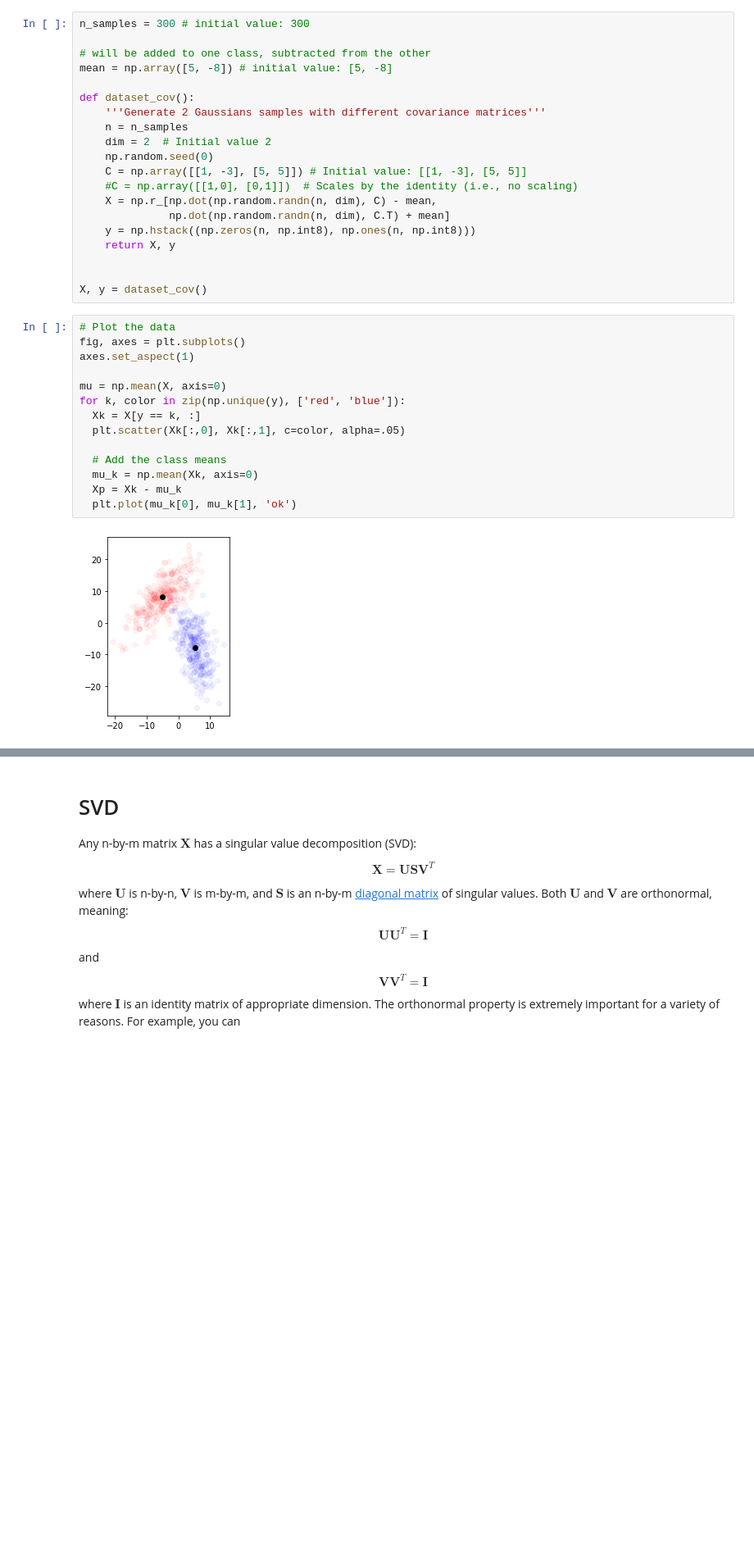
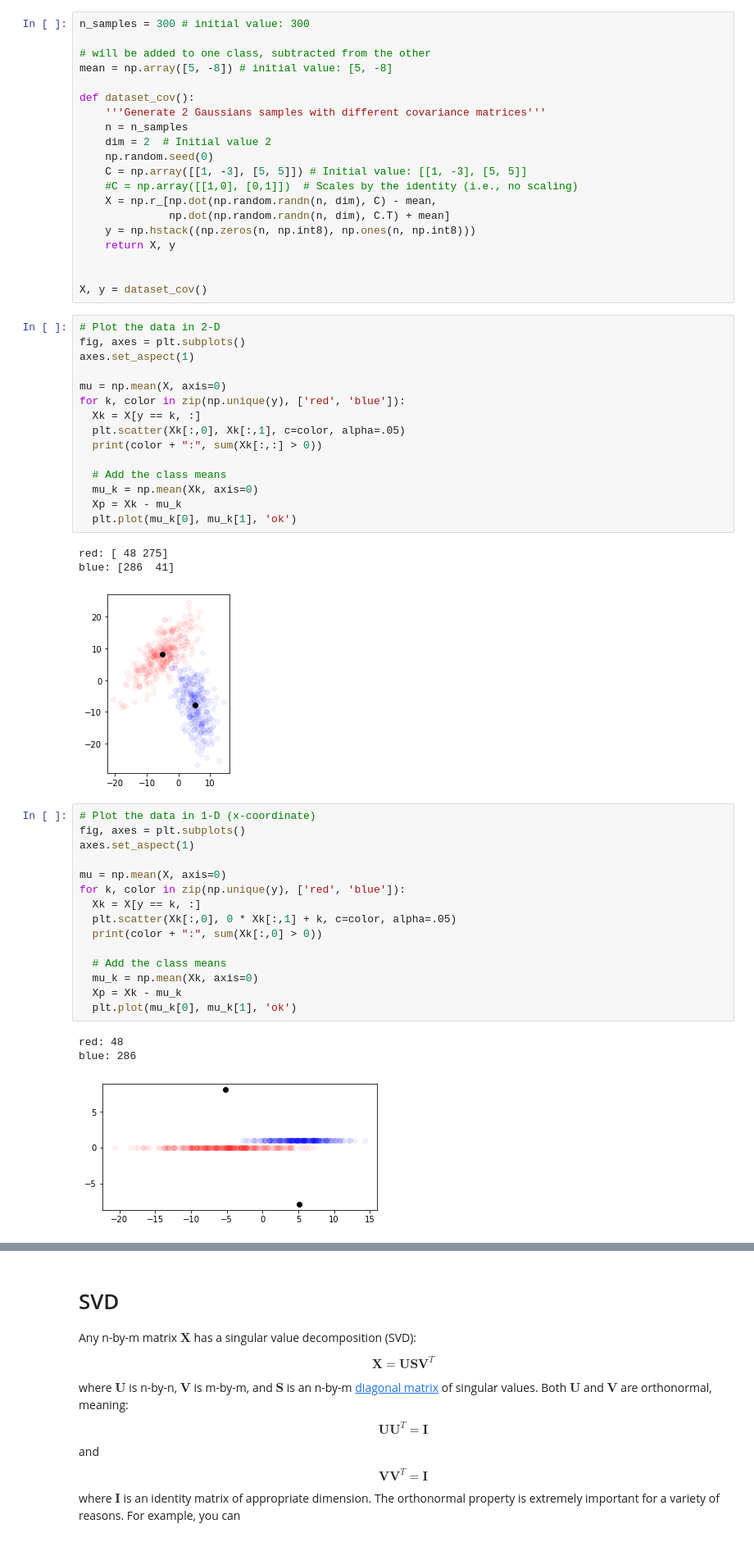
Before and after one commit to chinchuharris/fall2020, a Jupyter notebook: lab_svd.ipynb, the cells around one changed output, grey strips where cells are left out. Shown at 82% size. Cells and saved outputs as stored; diff of their text form; blank space fills up the shorter version.

```diff
--- a/lab_svd.ipynb
+++ b/lab_svd.ipynb
@@ -40,7 +40,7 @@ def dataset_cov():
 
 X, y = dataset_cov()
 # %%
-# Plot the data
+# Plot the data in 2-D
 fig, axes = plt.subplots()
 axes.set_aspect(1)
 
@@ -48,10 +48,32 @@ mu = np.mean(X, axis=0)
 for k, color in zip(np.unique(y), ['red', 'blue']):
   Xk = X[y == k, :]
   plt.scatter(Xk[:,0], Xk[:,1], c=color, alpha=.05)
+  print(color + ":", sum(Xk[:,:] > 0))
 
   # Add the class means
   mu_k = np.mean(Xk, axis=0)
   Xp = Xk - mu_k
   plt.plot(mu_k[0], mu_k[1], 'ok')
 # %% [output]
+red: [ 48 275]
+blue: [286  41]
 [figure]
+# %%
+# Plot the data in 1-D (x-coordinate)
+fig, axes = plt.subplots()
+axes.set_aspect(1)
+
+mu = np.mean(X, axis=0)
+for k, color in zip(np.unique(y), ['red', 'blue']):
+  Xk = X[y == k, :]
+  plt.scatter(Xk[:,0], 0 * Xk[:,1] + k, c=color, alpha=.05)
+  print(color + ":", sum(Xk[:,0] > 0))
+
+  # Add the class means
+  mu_k = np.mean(Xk, axis=0)
+  Xp = Xk - mu_k
+  plt.plot(mu_k[0], mu_k[1], 'ok')
+# %% [output]
+red: 48
+blue: 286
+[figure, added]
```
Also changed, not shown: parts of 2 cells of this notebook.
